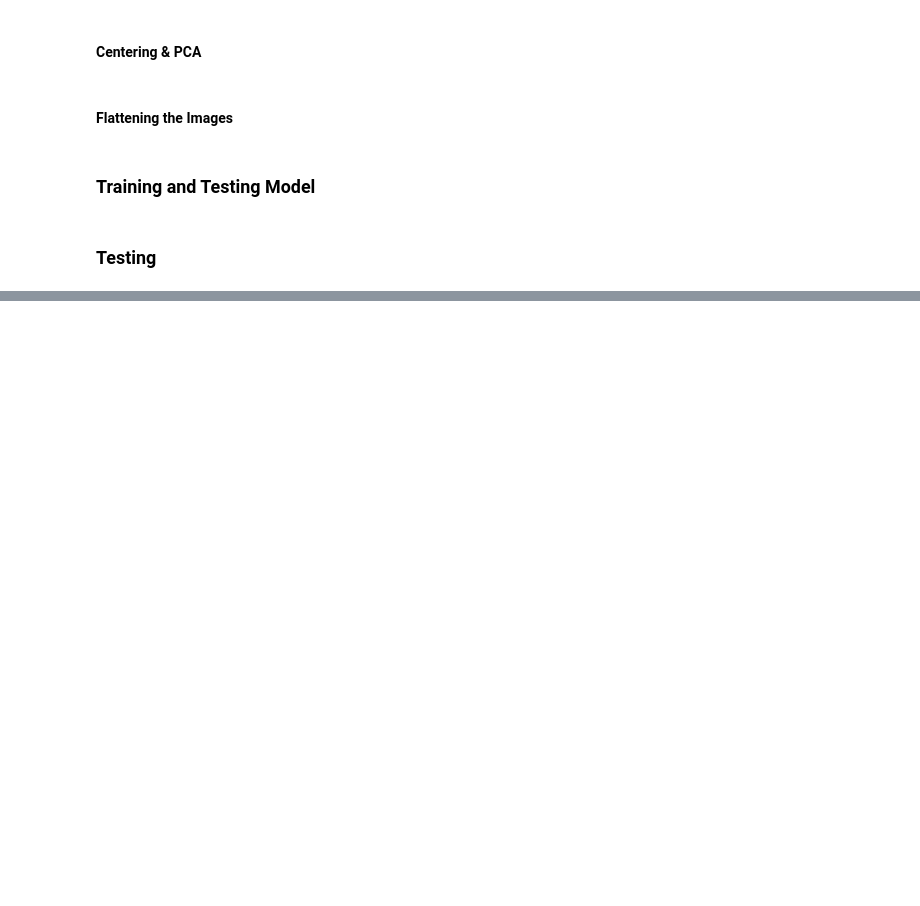
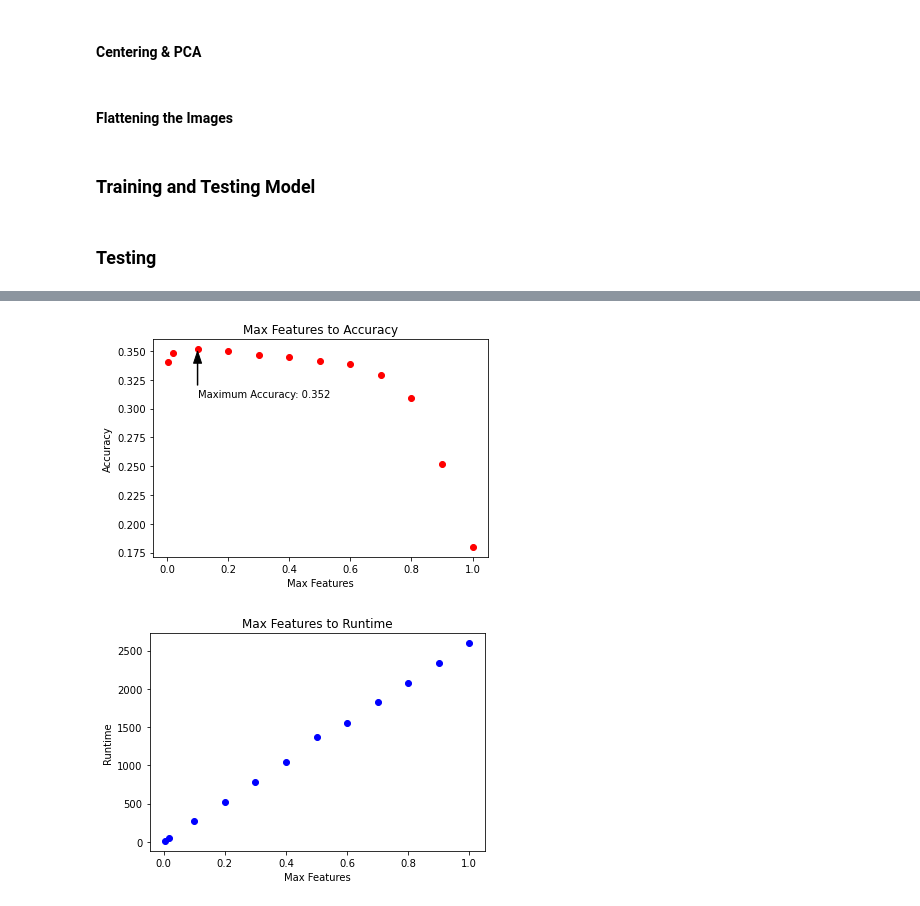
Before and after one commit to hollycraig/machine_learning_assignment_2, a Jupyter notebook: random_forest.ipynb, the cells around one changed output, grey strips where cells are left out. Drawn from its saved outputs; the diff is of its cells as text; code cells hidden in the pictures; blank space fills up the shorter version.

```diff
--- a/random_forest.ipynb
+++ b/random_forest.ipynb
@@ -440,0 +468,60 @@ def test_random_forest_contrast_stretching():
+# %%
+import math
+with open('test_results/rf_features.csv') as csv_file:
+    csv_reader = csv.reader(csv_file, delimiter=',')
+    line_count = 0
+    results = []
+    for row in csv_reader:
+        if line_count > 2:
+            results.append({
+                'n_estimators' : int(row[0]),
+                'max_features' : float(row[1]),
+                'criterion' : row[2],
+                'bootstrap' : row[3],
+                'accuracy' : float(row[4]),
+                'runtime' : float(row[5])
+            })
+        elif line_count > 0:
+            features = 0
+            if row[1] == 'sqrt':
+                features = math.sqrt(32*32*3) / (32*32*3)
+            elif row[1] == 'log2':
+                features = math.log((32*32*3), 2) / (32*32*3)
+            results.append({
+                'n_estimators' : int(row[0]),
+                'max_features' : features,
+                'criterion' : row[2],
+                'bootstrap' : row[3],
+                'accuracy' : float(row[4]),
+                'runtime' : float(row[5])
+            })
+
+        line_count += 1
+
+    max_features_list = []
+    accuracies = []
+    runtimes = []
+
+    for result in results:
+        max_features_list.append(result['max_features'])
+        accuracies.append(result['accuracy'])
+        runtimes.append(result['runtime'])
+
+    plt.plot(max_features_list, accuracies, 'ro')
+
+    plt.title('Max Features to Accuracy')
+    plt.xlabel('Max Features')
+    plt.ylabel('Accuracy')
+    plt.annotate('Maximum Accuracy: 0.352', xy=(0.1, 0.35154), xytext=(0.1, 0.31),
+                 arrowprops=dict(facecolor='black', shrink=0.05, width=0.5, headwidth=8))
+    plt.show()
+
+    plt.plot(max_features_list, runtimes, 'bo')
+
+    plt.title('Max Features to Runtime')
+    plt.xlabel('Max Features')
+    plt.ylabel('Runtime')
+    plt.show()
+# %% [output]
+[figure, added]
+[figure, added]
```
Also changed, not shown: parts of 14 cells of this notebook.
